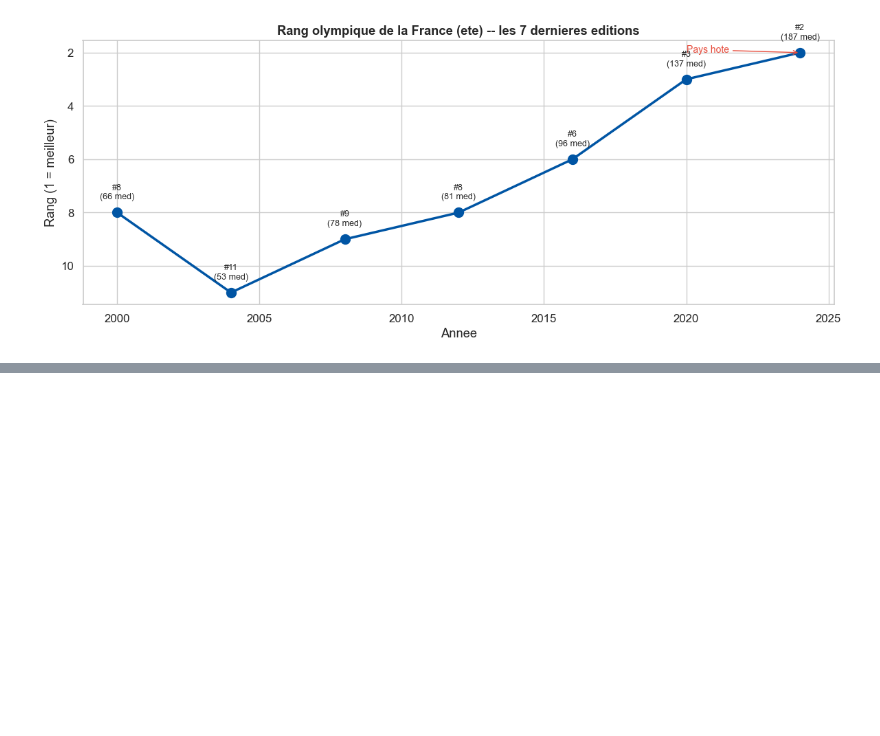
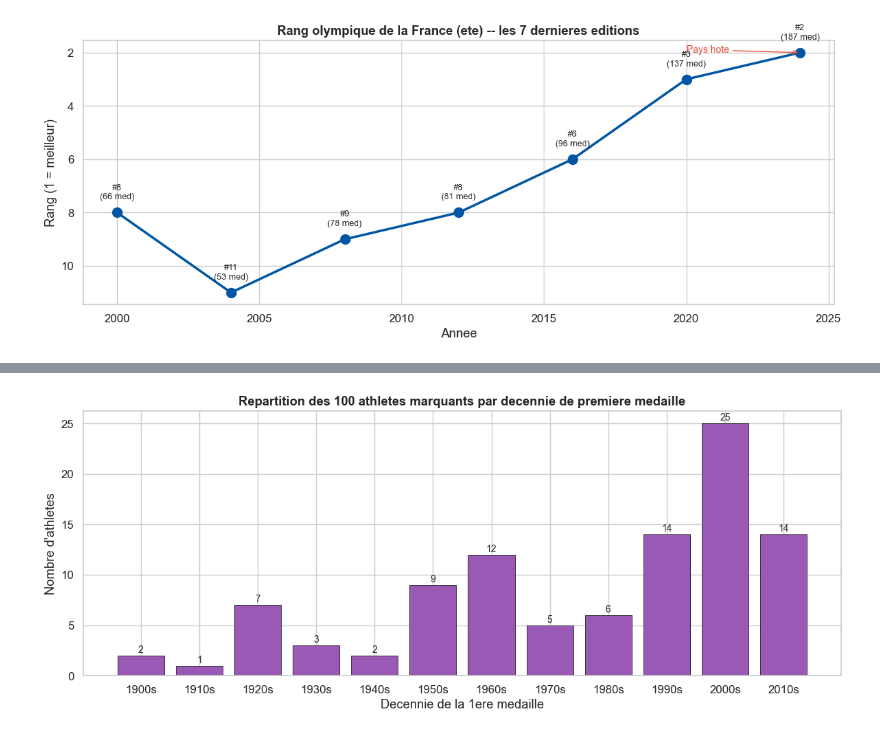
Before and after one commit to Nicolas69123/jo-2028-predictions, a Jupyter notebook: notebooks/04_exploration.ipynb, the cells around one changed output, grey strips where cells are left out. Saved outputs shown, nothing was run; the diff lists cells and outputs as text; code cells hidden in the pictures; blank space fills up the shorter version.

```diff
--- a/notebooks/04_exploration.ipynb
+++ b/notebooks/04_exploration.ipynb
@@ -566,0 +687,30 @@ soin dans une PR dediee.
+# %%
+# === Graphique 5.3 : Repartition des marquants par decennie ===
+# Question narrative : a quelle epoque sont apparus les plus grands ?
+# On regarde la decennie de la PREMIERE medaille de chaque marquant.
+
+# Top 100 marquants
+top100 = athlete_marquants.head(100).index.tolist()
+
+# Premier annee de medaille pour chacun
+first_medal_year = (medalists[medalists["Name"].isin(top100)]
+                    .groupby("Name")["Year"].min())
+# Decennie
+first_medal_decade = (first_medal_year // 10 * 10).rename("decennie")
+
+decade_counts = first_medal_decade.value_counts().sort_index()
+
+fig, ax = plt.subplots(figsize=(12, 5))
+ax.bar(decade_counts.index.astype(str) + "s", decade_counts.values,
+       color="#9b59b6", edgecolor="black", linewidth=0.5)
+for x, y in zip(decade_counts.index.astype(str) + "s", decade_counts.values):
+    ax.text(x, y + 0.3, str(y), ha="center", fontsize=10)
+ax.set_title("Repartition des 100 athletes marquants par decennie de premiere medaille",
+             fontweight="bold")
+ax.set_ylabel("Nombre d'athletes")
+ax.set_xlabel("Decennie de la 1ere medaille")
+plt.tight_layout()
+plt.savefig(os.path.join(PROCESSED_DIR, "ch5_marquants_par_decennie.png"), bbox_inches="tight")
+plt.show()
+# %% [output]
+[figure, added]
```
Also changed, not shown: parts of 13 cells of this notebook.
